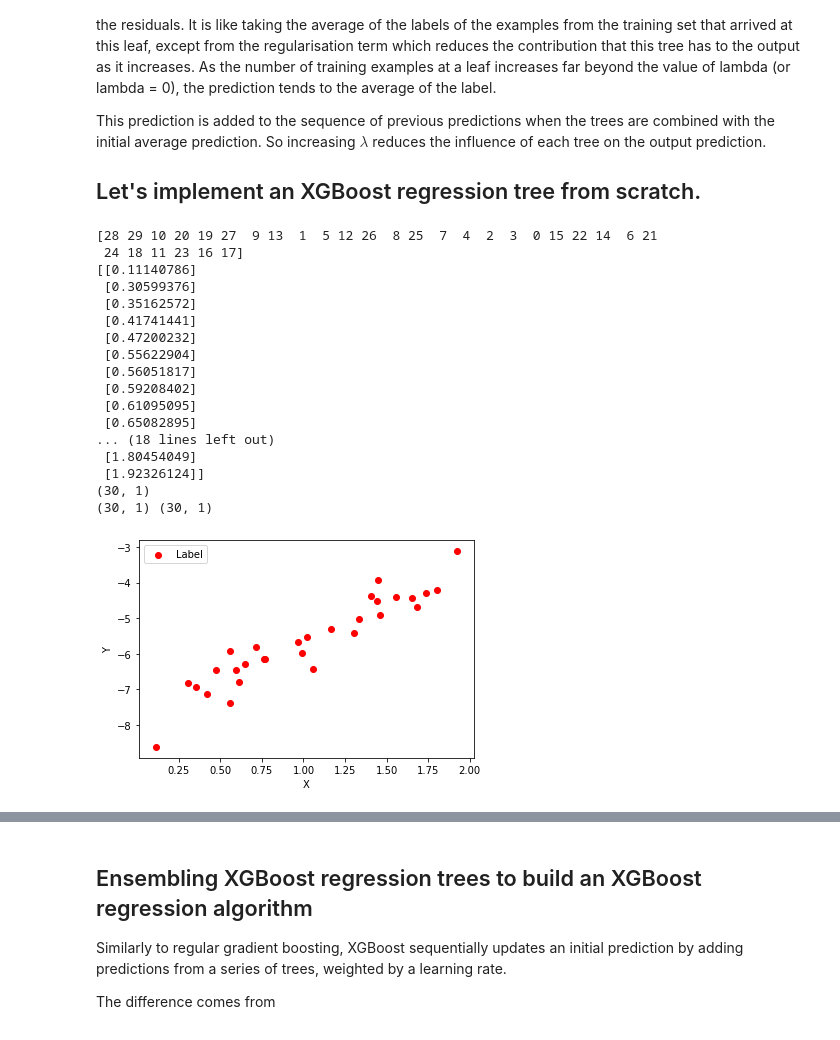
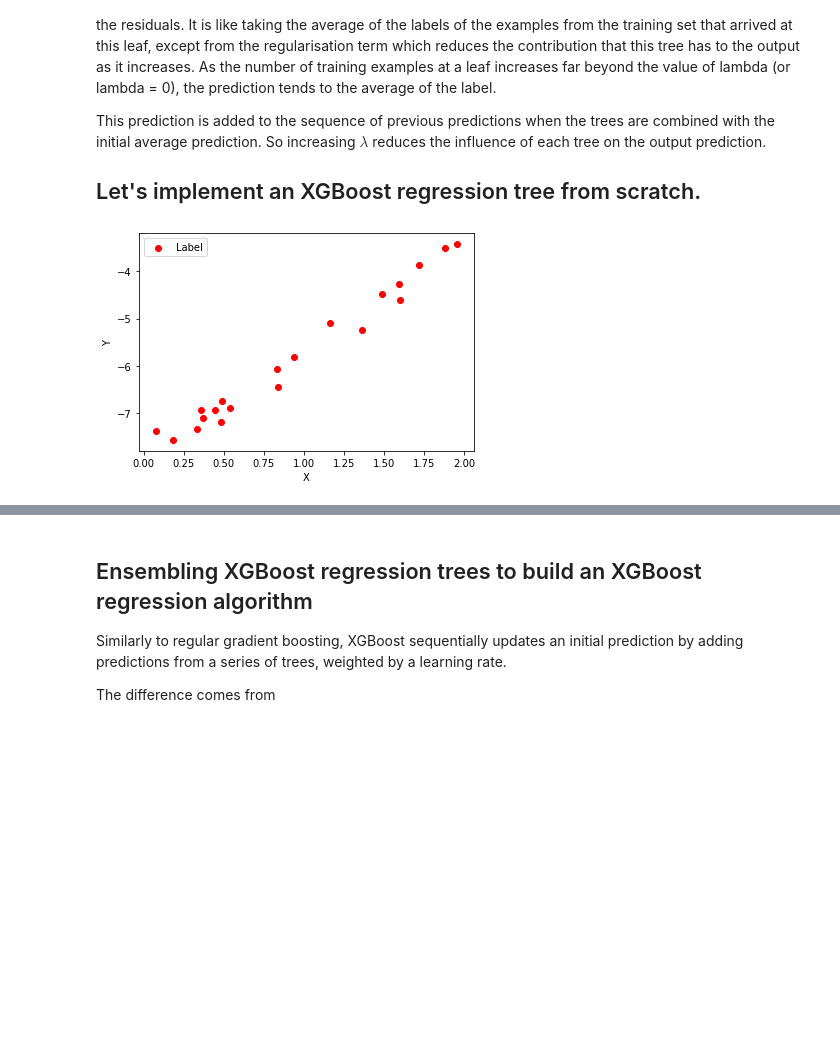
Before and after one commit to TataAndBigData/Practical-ML-DS, a Jupyter notebook: Chapter 1. Machine Learning Foundations/18. XGBoost.ipynb, the cells around one changed output, grey strips where cells are left out. Saved outputs shown, nothing was run; the diff lists cells and outputs as text; code cells hidden in the pictures; blank space fills up the shorter version.

```diff
--- a/Chapter 1. Machine Learning Foundations/18. XGBoost.ipynb
+++ b/Chapter 1. Machine Learning Foundations/18. XGBoost.ipynb
@@ -94,27 +94,10 @@ So increasing $\lambda$ reduces the influence of each tree on the output predict
 ## Let's implement an XGBoost regression tree from scratch.
 # %%
 from utils import get_regression_data, visualise_regression_data
-X, Y = get_regression_data(m=30)
+X, Y = get_regression_data(m=20)
 visualise_regression_data(X, Y)
 # %% [output]
-[28 29 10 20 19 27  9 13  1  5 12 26  8 25  7  4  2  3  0 15 22 14  6 21
- 24 18 11 23 16 17]
-[[0.11140786]
- [0.30599376]
- [0.35162572]
- [0.41741441]
- [0.47200232]
- [0.55622904]
- [0.56051817]
- [0.59208402]
- [0.61095095]
- [0.65082895]
-... (18 lines left out)
- [1.80454049]
- [1.92326124]]
-(30, 1)
-(30, 1) (30, 1)
-[figure, old version]
+[figure, new version]
 # %%
 import sklearn.tree
 from pprint import PrettyPrinter
```
Also changed, not shown: parts of 6 cells of this notebook, 3 other files.
